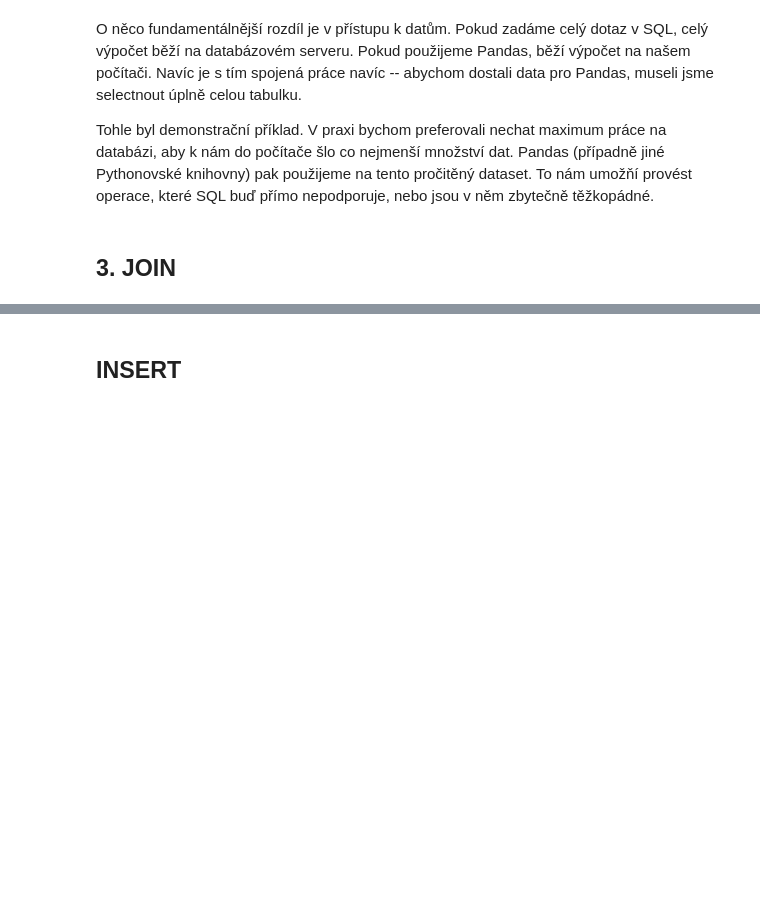
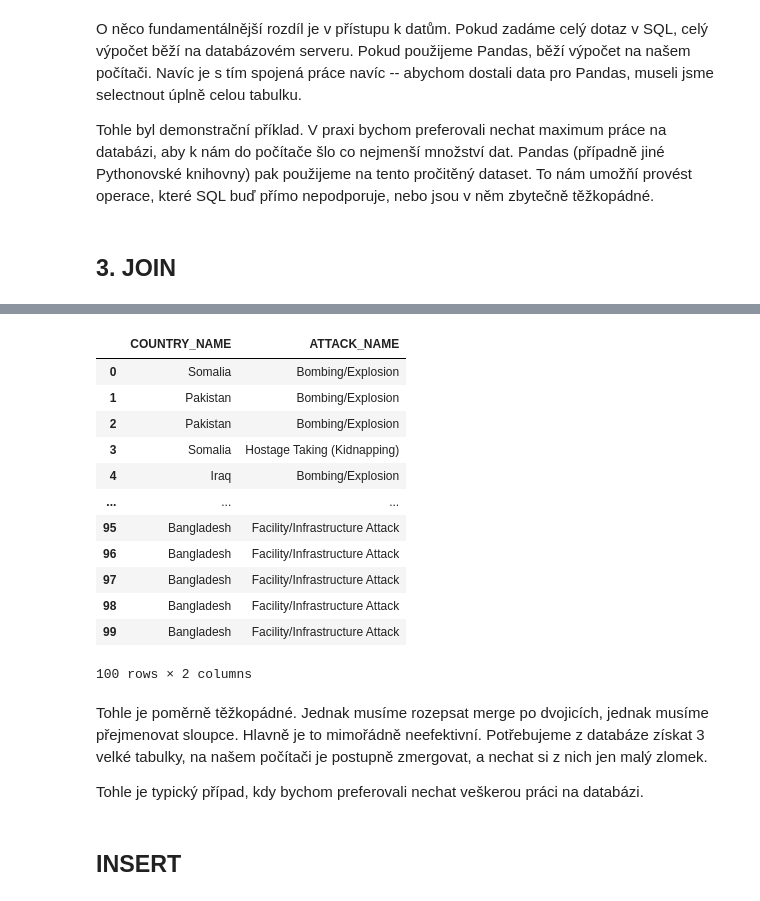
Before and after one commit to tomaskala/pandas-intro, a Jupyter notebook: lekce03_databaze/lekce.ipynb, the cells around one changed output, grey strips where cells are left out. Saved outputs shown, nothing was run; the diff lists cells and outputs as text; code cells hidden in the pictures; blank space fills up the shorter version.

```diff
--- a/lekce03_databaze/lekce.ipynb
+++ b/lekce03_databaze/lekce.ipynb
@@ -337,3 +397,27 @@ Tohle byl demonstrační příklad. V praxi bychom preferovali nechat maximum pr
+# %%
+merge1 = df_teror2.merge(df_country, how="left", left_on="COUNTRY", right_on="ID")
+merge2 = merge1.merge(df_attacktype, how="left", left_on="ATTACKTYPE1", right_on="ID")
+
+merge2.rename(columns={"NAME_x": "COUNTRY_NAME", "NAME_y": "ATTACK_NAME"}, inplace=True)
+merge2[["COUNTRY_NAME", "ATTACK_NAME"]].head(100)
+# %% [output]
+|  | COUNTRY_NAME | ATTACK_NAME |
+| 0 | Somalia | Bombing/Explosion |
+| 1 | Pakistan | Bombing/Explosion |
+| 2 | Pakistan | Bombing/Explosion |
+| 3 | Somalia | Hostage Taking (Kidnapping) |
+| 4 | Iraq | Bombing/Explosion |
+| ... | ... | ... |
+| 95 | Bangladesh | Facility/Infrastructure Attack |
+| 96 | Bangladesh | Facility/Infrastructure Attack |
+| 97 | Bangladesh | Facility/Infrastructure Attack |
+| 98 | Bangladesh | Facility/Infrastructure Attack |
+| 99 | Bangladesh | Facility/Infrastructure Attack |
+100 rows × 2 columns
+# %% [markdown]
+Tohle je poměrně těžkopádné. Jednak musíme rozepsat merge po dvojicích, jednak musíme přejmenovat sloupce. Hlavně je to mimořádně neefektivní. Potřebujeme z databáze získat 3 velké tabulky, na našem počítači je postupně zmergovat, a nechat si z nich jen malý zlomek.
+
+Tohle je typický případ, kdy bychom preferovali nechat veškerou práci na databázi.
 # %% [markdown]
 ## INSERT
 # %% [markdown]
```
Also changed, not shown: parts of 5 cells of this notebook.
